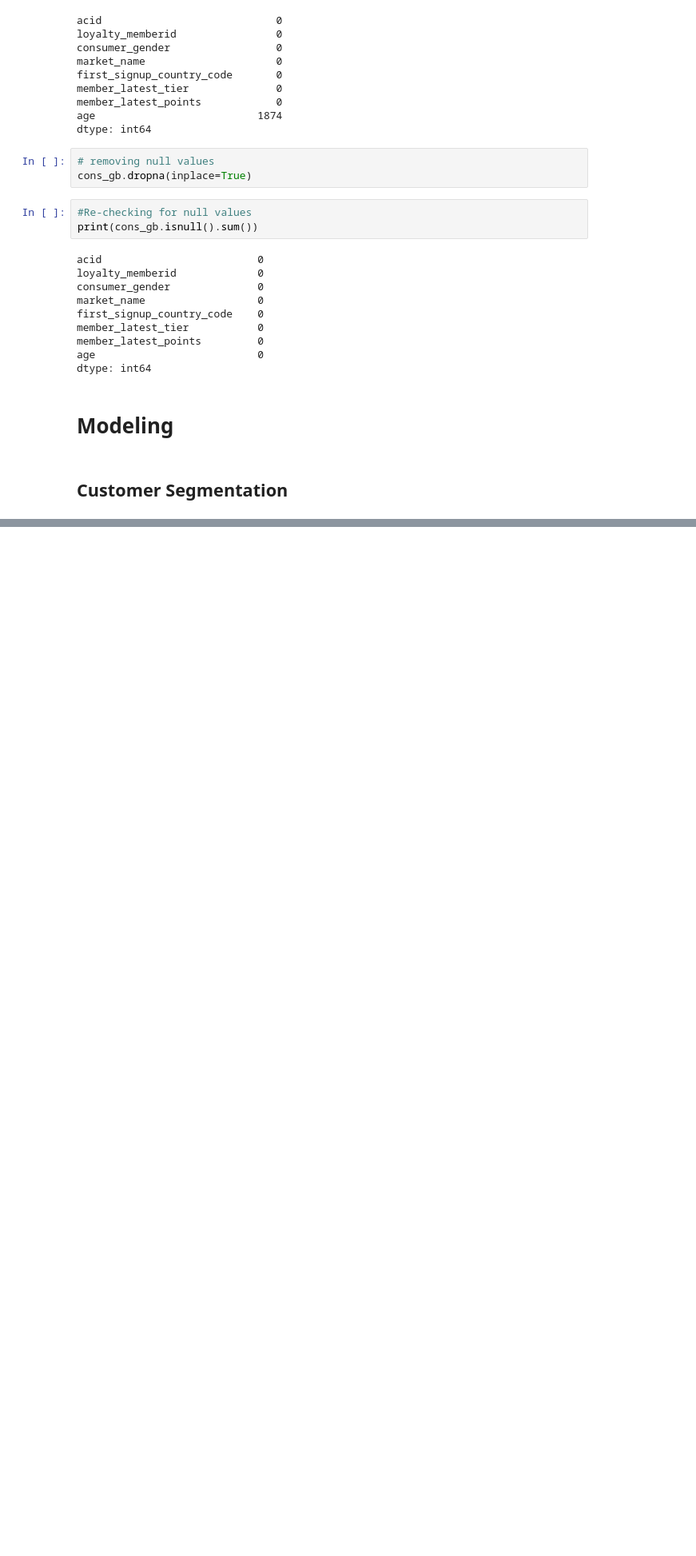
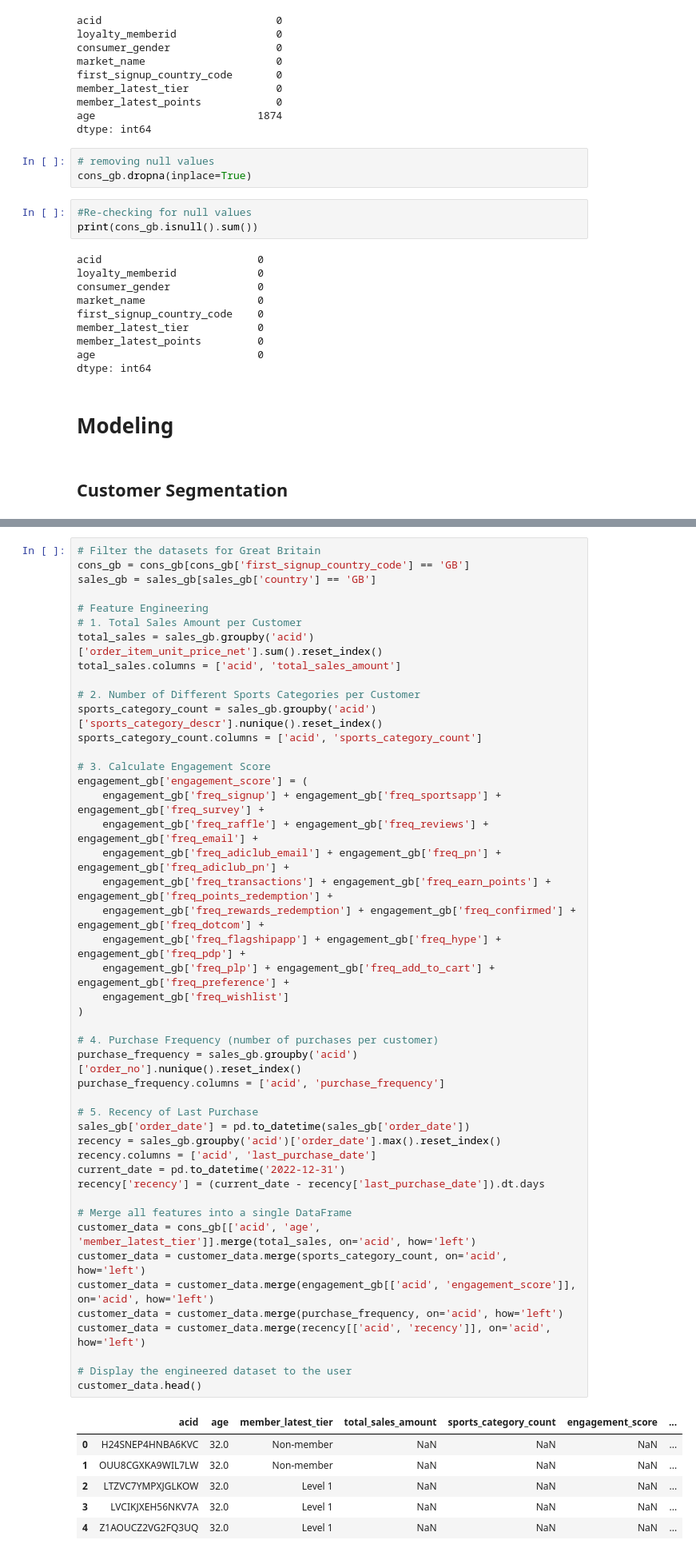
Before and after one commit to mbuvimuia/AdidasSmartRecs, a Jupyter notebook: notebook.ipynb, the cells around one changed output, grey strips where cells are left out. Shown at 80% size. Cells and saved outputs as stored; diff of their text form; blank space fills up the shorter version.

```diff
--- a/notebook.ipynb
+++ b/notebook.ipynb
@@ -600,0 +622,53 @@ dtype: int64
+# %%
+# Filter the datasets for Great Britain
+cons_gb = cons_gb[cons_gb['first_signup_country_code'] == 'GB']
+sales_gb = sales_gb[sales_gb['country'] == 'GB']
+
+# Feature Engineering
+# 1. Total Sales Amount per Customer
+total_sales = sales_gb.groupby('acid')['order_item_unit_price_net'].sum().reset_index()
+total_sales.columns = ['acid', 'total_sales_amount']
+
+# 2. Number of Different Sports Categories per Customer
+sports_category_count = sales_gb.groupby('acid')['sports_category_descr'].nunique().reset_index()
+sports_category_count.columns = ['acid', 'sports_category_count']
+
+# 3. Calculate Engagement Score
+engagement_gb['engagement_score'] = (
+    engagement_gb['freq_signup'] + engagement_gb['freq_sportsapp'] + engagement_gb['freq_survey'] +
+    engagement_gb['freq_raffle'] + engagement_gb['freq_reviews'] + engagement_gb['freq_email'] +
+    engagement_gb['freq_adiclub_email'] + engagement_gb['freq_pn'] + engagement_gb['freq_adiclub_pn'] +
+    engagement_gb['freq_transactions'] + engagement_gb['freq_earn_points'] + engagement_gb['freq_points_redemption'] +
+    engagement_gb['freq_rewards_redemption'] + engagement_gb['freq_confirmed'] + engagement_gb['freq_dotcom'] +
+    engagement_gb['freq_flagshipapp'] + engagement_gb['freq_hype'] + engagement_gb['freq_pdp'] +
+    engagement_gb['freq_plp'] + engagement_gb['freq_add_to_cart'] + engagement_gb['freq_preference'] +
+    engagement_gb['freq_wishlist']
+)
+
+# 4. Purchase Frequency (number of purchases per customer)
+purchase_frequency = sales_gb.groupby('acid')['order_no'].nunique().reset_index()
+purchase_frequency.columns = ['acid', 'purchase_frequency']
+
+# 5. Recency of Last Purchase
+sales_gb['order_date'] = pd.to_datetime(sales_gb['order_date'])
+recency = sales_gb.groupby('acid')['order_date'].max().reset_index()
+recency.columns = ['acid', 'last_purchase_date']
+current_date = pd.to_datetime('2022-12-31')
+recency['recency'] = (current_date - recency['last_purchase_date']).dt.days
+
+# Merge all features into a single DataFrame
+customer_data = cons_gb[['acid', 'age', 'member_latest_tier']].merge(total_sales, on='acid', how='left')
+customer_data = customer_data.merge(sports_category_count, on='acid', how='left')
+customer_data = customer_data.merge(engagement_gb[['acid', 'engagement_score']], on='acid', how='left')
+customer_data = customer_data.merge(purchase_frequency, on='acid', how='left')
+customer_data = customer_data.merge(recency[['acid', 'recency']], on='acid', how='left')
+
+# Display the engineered dataset to the user
+customer_data.head()
+# %% [output]
+|  | acid | age | member_latest_tier | total_sales_amount | sports_category_count | engagement_score | ... |
+| 0 | H24SNEP4HNBA6KVC | 32.0 | Non-member | NaN | NaN | NaN | ... |
+| 1 | OUU8CGXKA9WIL7LW | 32.0 | Non-member | NaN | NaN | NaN | ... |
+| 2 | LTZVC7YMPXJGLKOW | 32.0 | Level 1 | NaN | NaN | NaN | ... |
+| 3 | LVCIKJXEH56NKV7A | 32.0 | Level 1 | NaN | NaN | NaN | ... |
+| 4 | Z1AOUCZ2VG2FQ3UQ | 32.0 | Level 1 | NaN | NaN | NaN | ... |
```
Also changed, not shown: parts of 26 cells of this notebook.
